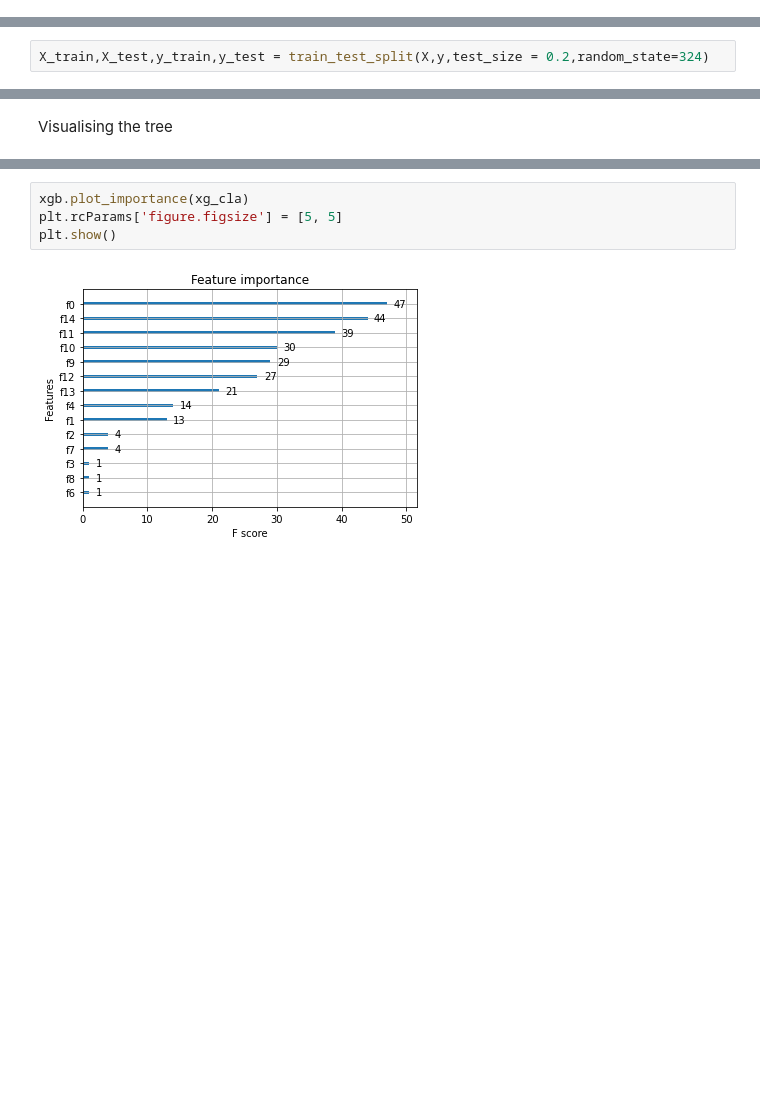
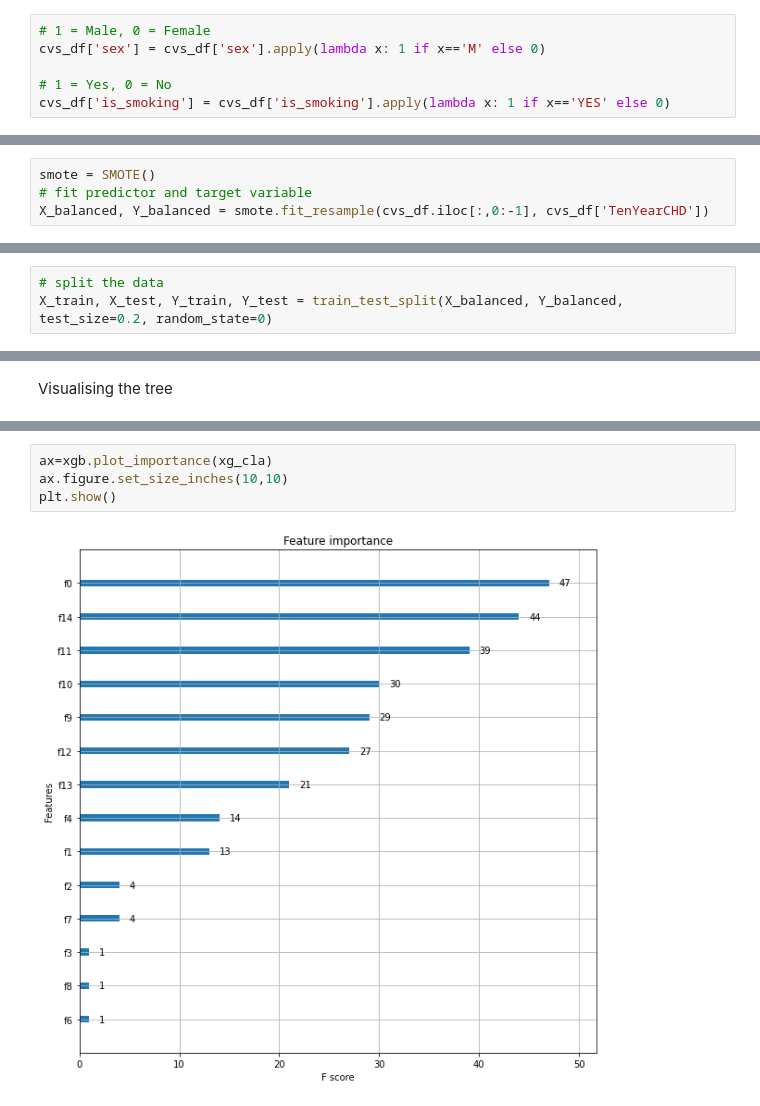
Before and after one commit to ameenattar92/Cardiovascular-Risk-Prediction, a Jupyter notebook: Vridhi_Cardiovascular_Risk_Prediction.ipynb, the cells around one changed output, grey strips where cells are left out. Cells and saved outputs as stored; diff of their text form; blank space fills up the shorter version.

```diff
--- a/Vridhi_Cardiovascular_Risk_Prediction.ipynb
+++ b/Vridhi_Cardiovascular_Risk_Prediction.ipynb
@@ -152,0 +540,6 @@ df.head()
+# %%
+# 1 = Male, 0 = Female
+cvs_df['sex'] = cvs_df['sex'].apply(lambda x: 1 if x=='M' else 0)
+
+# 1 = Yes, 0 = No
+cvs_df['is_smoking'] = cvs_df['is_smoking'].apply(lambda x: 1 if x=='YES' else 0)
@@ -152,0 +814,4 @@ df.head()
+# %%
+smote = SMOTE()
+# fit predictor and target variable
+X_balanced, Y_balanced = smote.fit_resample(cvs_df.iloc[:,0:-1], cvs_df['TenYearCHD'])
@@ -152,0 +833,3 @@ df.head()
+# %%
+# split the data
+X_train, X_test, Y_train, Y_test = train_test_split(X_balanced, Y_balanced, test_size=0.2, random_state=0)
@@ -165,2 +919,0 @@ spliting the data
-# %%
-X_train,X_test,y_train,y_test = train_test_split(X,y,test_size = 0.2,random_state=324)
@@ -621,8 +1363,8 @@ plt.show()
 # %% [output]
 [figure]
 # %%
-xgb.plot_importance(xg_cla)
-plt.rcParams['figure.figsize'] = [5, 5]
+ax=xgb.plot_importance(xg_cla)
+ax.figure.set_size_inches(10,10)
 plt.show()
 # %% [output]
-[figure, old version]
+[figure, new version]
```
Also changed, not shown: parts of 149 cells of this notebook.
